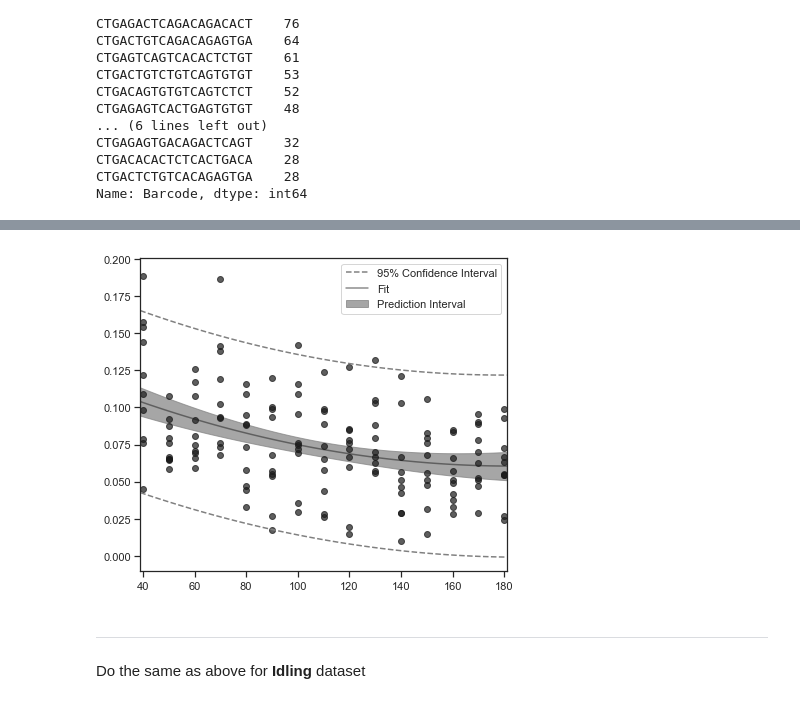
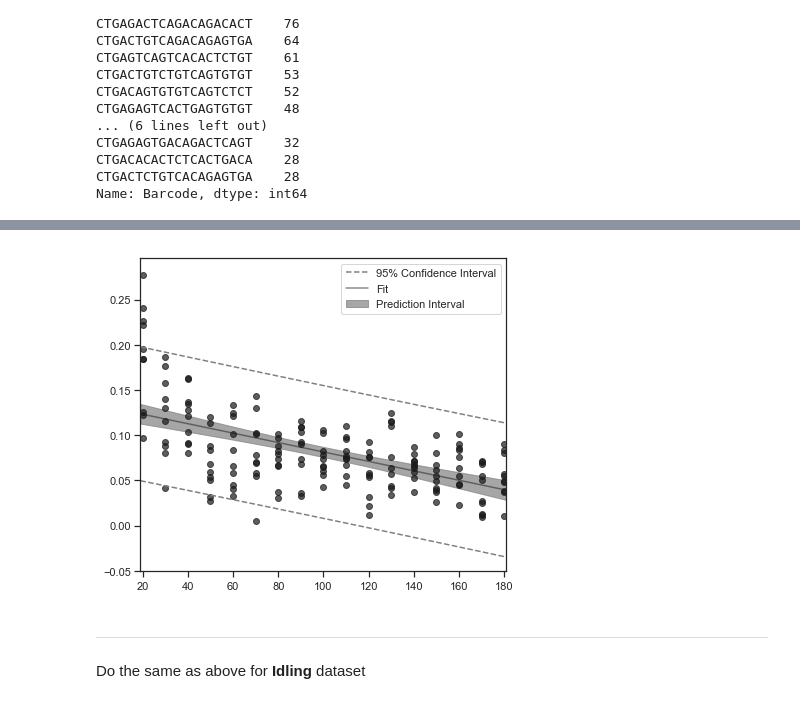
Before and after one commit to codyheiser/fluffy-succotash, a Jupyter notebook: SKMEL5_treatments.ipynb, the cells around one changed output, grey strips where cells are left out. Drawn from its saved outputs; the diff is of its cells as text; code cells hidden in the pictures.

```diff
--- a/SKMEL5_treatments.ipynb
+++ b/SKMEL5_treatments.ipynb
@@ -120,5 +122,5 @@ Name: Barcode, dtype: int64
 # %%
 %%time
 # range of top 20 barcodes in untreated dataset is 20 to 180 cells. create 'standard curve' of n_cells to determine noise threshold.
-U_curve = cell_bias_curve(obj=U_PCA, pop_sizes=np.arange(40, 181, 10), iter=10)
+U_curve = cell_bias_curve(obj=U_PCA, pop_sizes=np.arange(20, 181, 10), iter=10)
 # %% [output]
@@ -127,7 +129,7 @@ Wall time: 3min 39s
 # %%
-U_p, U_pi, U_ci = easy_regression(x=U_curve.melt(id_vars='n_cells')['n_cells'], y=U_curve.melt(id_vars='n_cells')['value'], deg=2)
+U_p, U_pi, U_ci = easy_regression(x=U_curve.melt(id_vars='n_cells')['n_cells'], y=U_curve.melt(id_vars='n_cells')['value'], deg=1)
 # %% [output]
-[figure, old version]
+[figure, new version]
 # %% [markdown]
 ---
 Do the same as above for __Idling__ dataset
```
Also changed, not shown: parts of 45 cells of this notebook, 1 other file.
